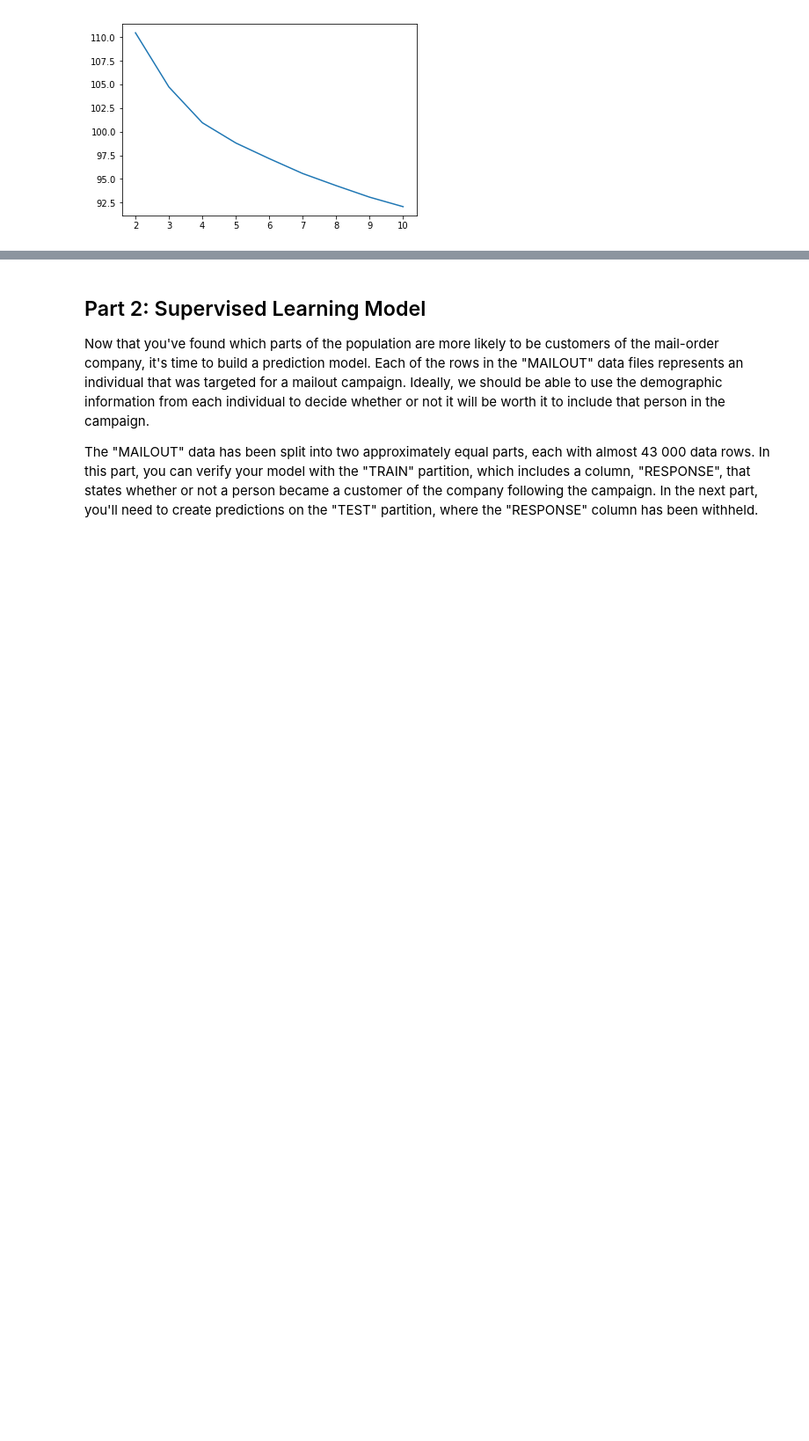
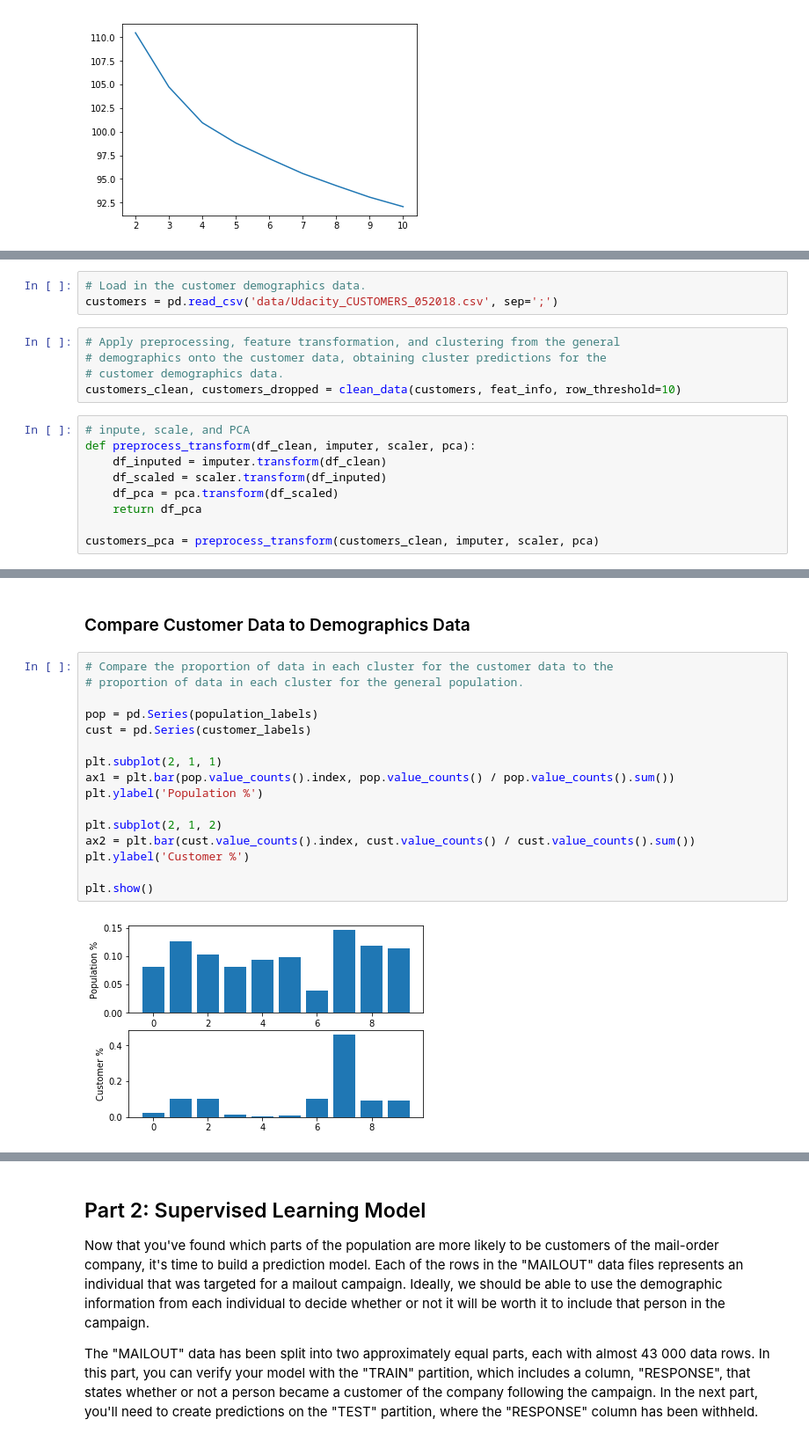
Before and after one commit to mkeisenbach/arvato, a Jupyter notebook: Arvato Project Workbook.ipynb, the cells around one changed output, grey strips where cells are left out. Shown: that part at 88% size. Drawn from its saved outputs; the diff is of its cells as text; blank space fills up the shorter version.

```diff
--- a/Arvato Project Workbook.ipynb
+++ b/Arvato Project Workbook.ipynb
@@ -672,0 +739,17 @@ plt.plot(range(2, len(mean_d) + 2), mean_d);
+# %%
+# Load in the customer demographics data.
+customers = pd.read_csv('data/Udacity_CUSTOMERS_052018.csv', sep=';')
+# %%
+# Apply preprocessing, feature transformation, and clustering from the general
+# demographics onto the customer data, obtaining cluster predictions for the
+# customer demographics data.
+customers_clean, customers_dropped = clean_data(customers, feat_info, row_threshold=10)
+# %%
+# inpute, scale, and PCA
+def preprocess_transform(df_clean, imputer, scaler, pca):
+    df_inputed = imputer.transform(df_clean)
+    df_scaled = scaler.transform(df_inputed)
+    df_pca = pca.transform(df_scaled)
+    return df_pca
+
+customers_pca = preprocess_transform(customers_clean, imputer, scaler, pca)
@@ -672,0 +762,20 @@ plt.plot(range(2, len(mean_d) + 2), mean_d);
+# %% [markdown]
+### Compare Customer Data to Demographics Data
+# %%
+# Compare the proportion of data in each cluster for the customer data to the
+# proportion of data in each cluster for the general population.
+
+pop = pd.Series(population_labels)
+cust = pd.Series(customer_labels)
+
+plt.subplot(2, 1, 1)
+ax1 = plt.bar(pop.value_counts().index, pop.value_counts() / pop.value_counts().sum())
+plt.ylabel('Population %')
+
+plt.subplot(2, 1, 2)
+ax2 = plt.bar(cust.value_counts().index, cust.value_counts() / cust.value_counts().sum())
+plt.ylabel('Customer %')
+
+plt.show()
+# %% [output]
+[figure, added]
```
Also changed, not shown: parts of 27 cells of this notebook.
